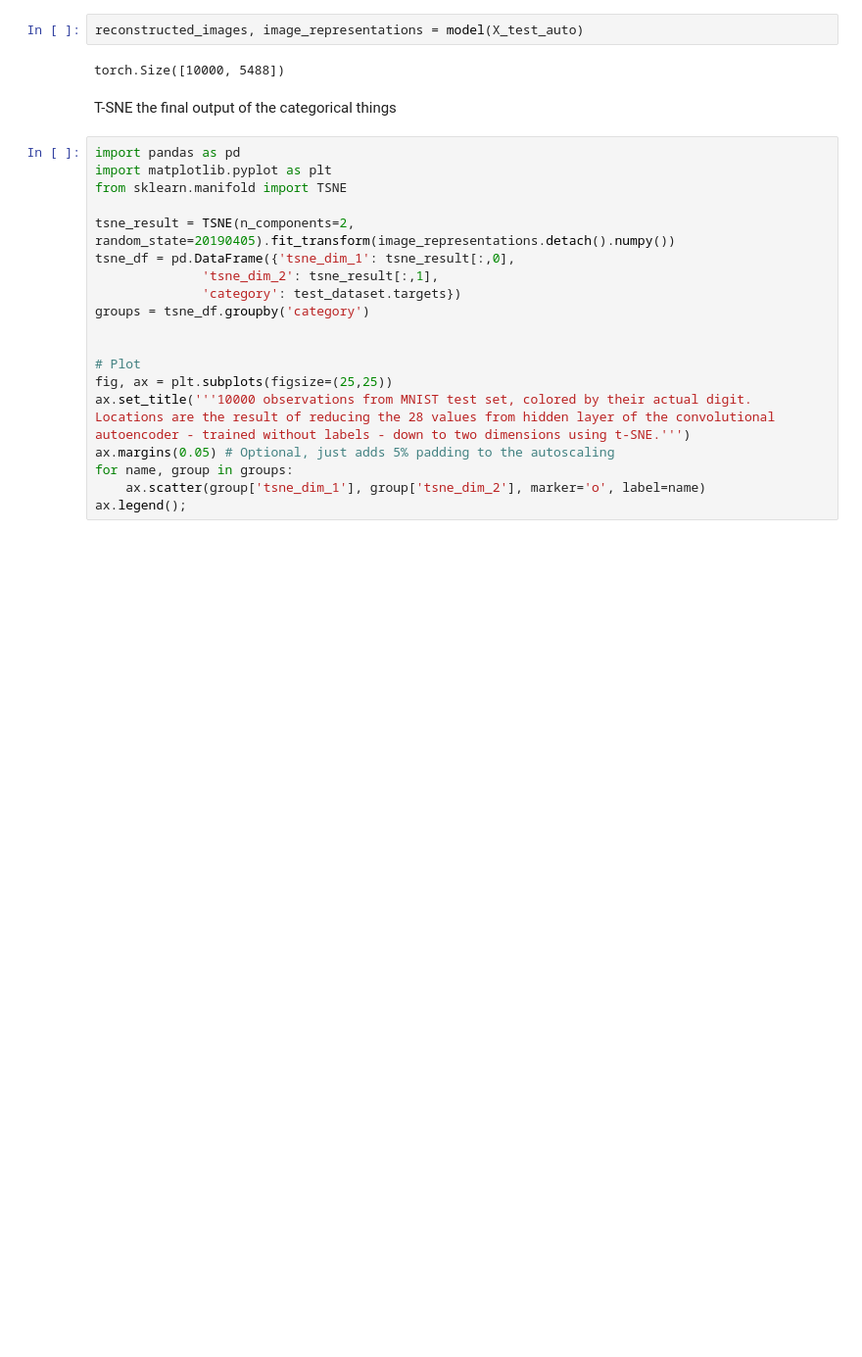
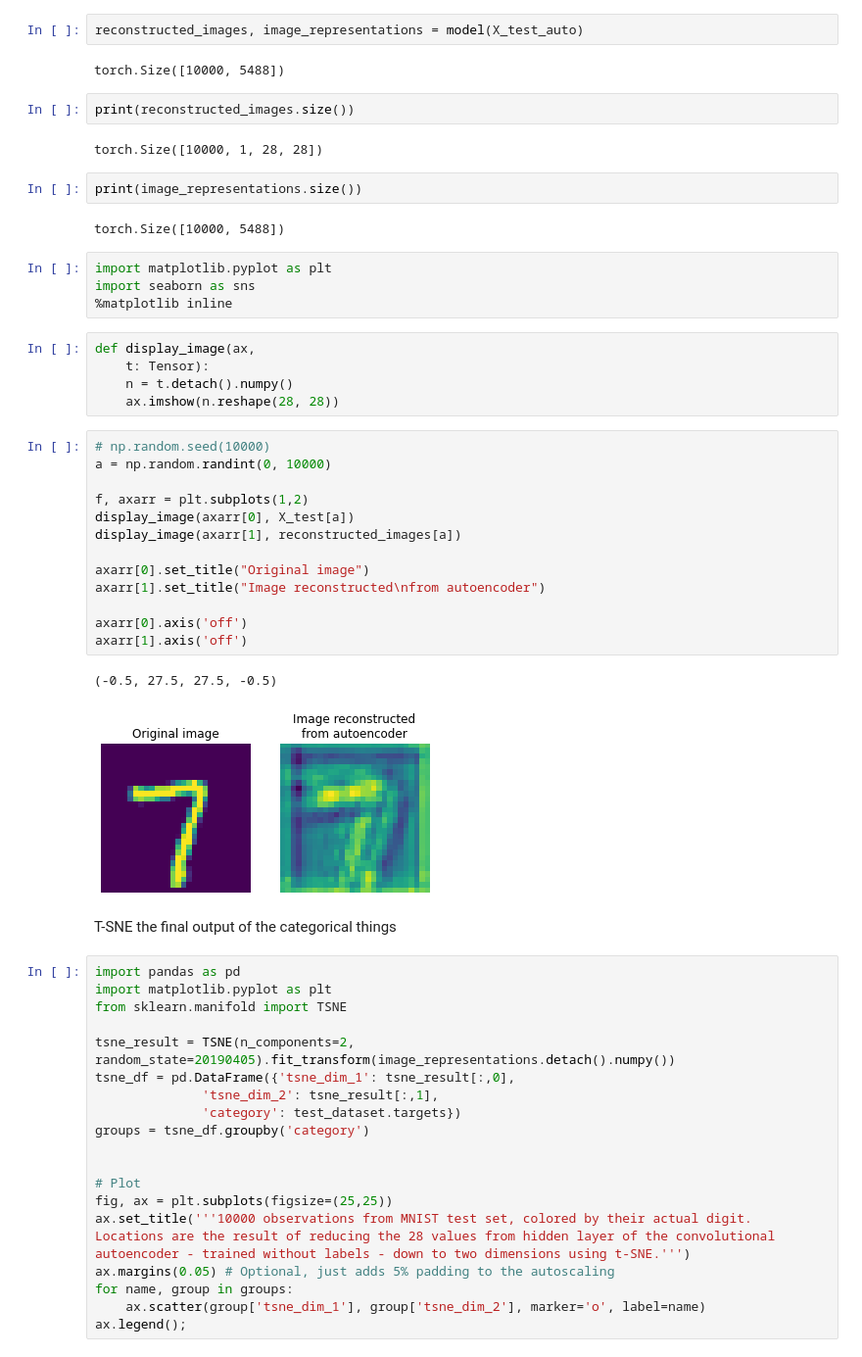
Before and after one commit to 2na3k/mnist-model, a Jupyter notebook: mnist_notebook.ipynb, the cells around one changed output. Shown: that part at 98% size. Saved outputs shown, nothing was run; the diff lists cells and outputs as text; blank space fills up the shorter version.

```diff
--- a/mnist_notebook.ipynb
+++ b/mnist_notebook.ipynb
@@ -162,6 +162,39 @@ trainer.fit(X_train_auto, X_train_auto,
 reconstructed_images, image_representations = model(X_test_auto)
 # %% [output]
 torch.Size([10000, 5488])
+# %%
+print(reconstructed_images.size())
+# %% [output]
+torch.Size([10000, 1, 28, 28])
+# %%
+print(image_representations.size())
+# %% [output]
+torch.Size([10000, 5488])
+# %%
+import matplotlib.pyplot as plt
+import seaborn as sns
+%matplotlib inline
+# %%
+def display_image(ax,
+    t: Tensor):
+    n = t.detach().numpy()
+    ax.imshow(n.reshape(28, 28))
+# %%
+# np.random.seed(10000)
+a = np.random.randint(0, 10000)
+
+f, axarr = plt.subplots(1,2)
+display_image(axarr[0], X_test[a])
+display_image(axarr[1], reconstructed_images[a])
+
+axarr[0].set_title("Original image")
+axarr[1].set_title("Image reconstructed\nfrom autoencoder")
+
+axarr[0].axis('off')
+axarr[1].axis('off')
+# %% [output]
+(-0.5, 27.5, 27.5, -0.5)
+[figure, added]
 # %% [markdown]
 T-SNE the final output of the categorical things
 # %%
```
Also changed, not shown: parts of 1 cell of this notebook.
